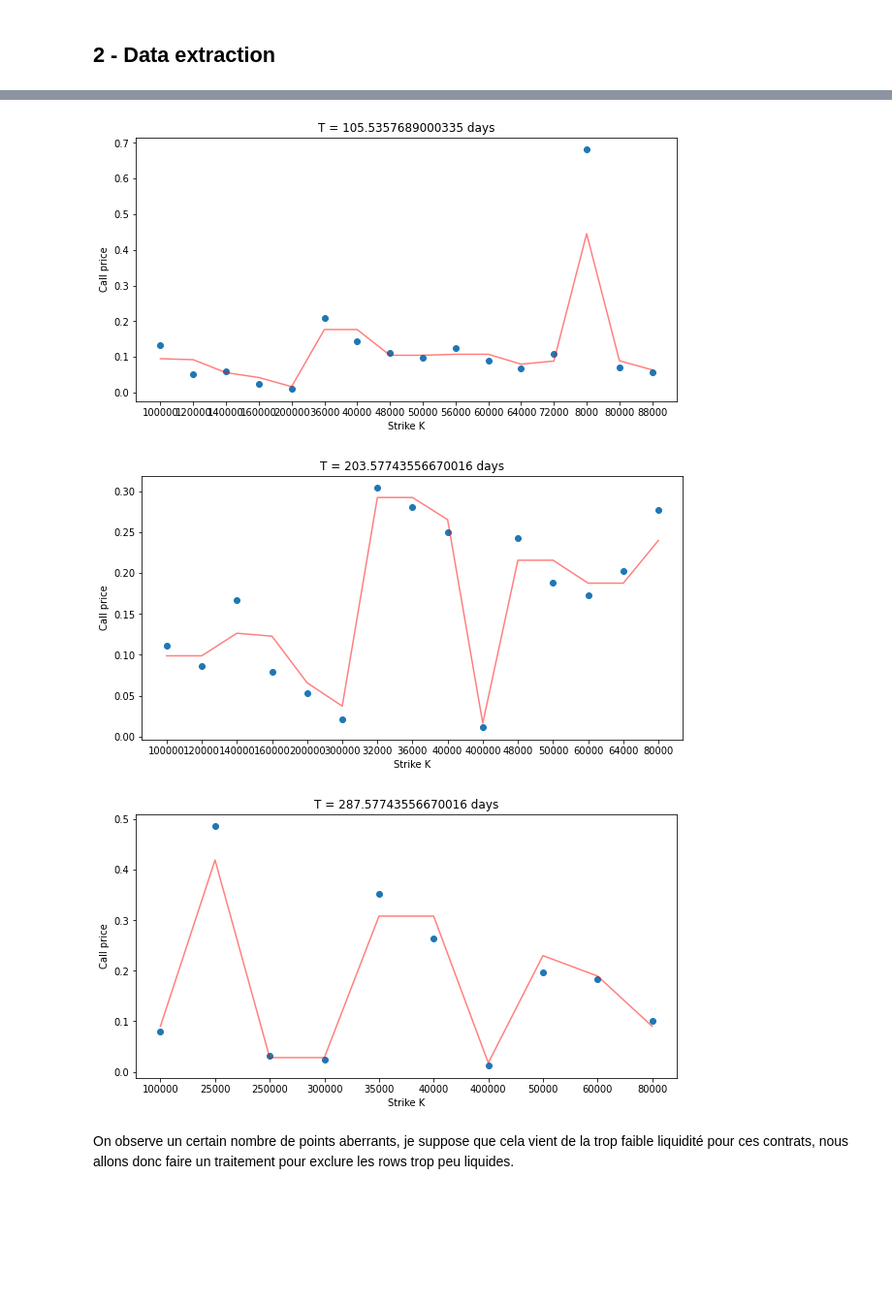
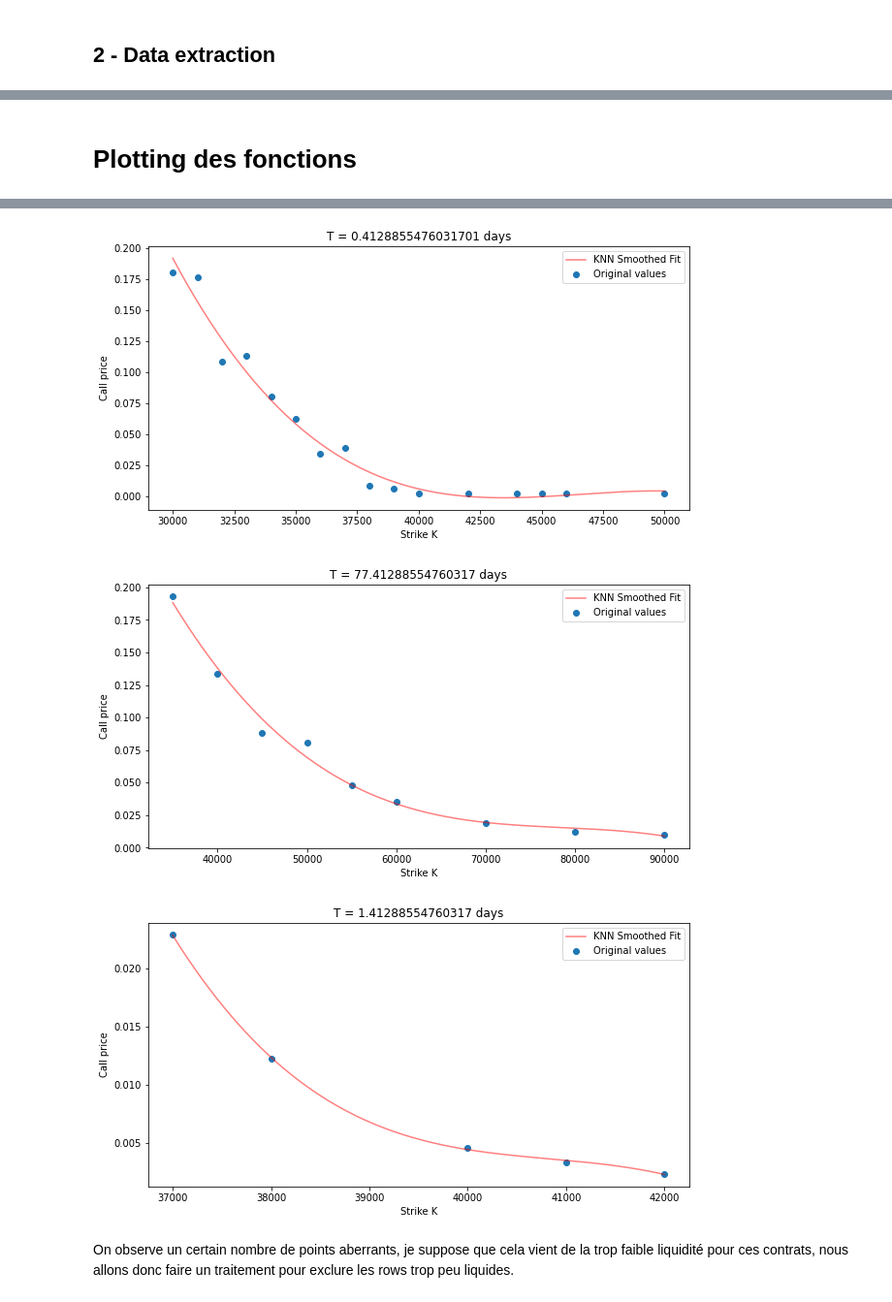
Before and after one commit to Rxzh/deribit_scraping, a Jupyter notebook: deribit_scraper_test.ipynb, the cells around one changed output, grey strips where cells are left out. Shown: that part at 97% size. Saved outputs shown, nothing was run; the diff lists cells and outputs as text; code cells hidden in the pictures; blank space fills up the shorter version.

Commit message:
regression

```diff
--- a/deribit_scraper_test.ipynb
+++ b/deribit_scraper_test.ipynb
@@ -178,3 +172,5 @@ def pipeline(df):
 # %%
 btc_call = pipeline(btc_df[btc_df.option_type == 'C'])
 btc_put  = pipeline(btc_df[btc_df.option_type == 'P'])
+
+btc_call = btc_call.astype(float)
@@ -271,6 +200,10 @@ btc_data.head()
+# %% [markdown]
+# Plotting des fonctions
 # %%
+btc_data = btc_call
+
 res = []
-for i in list(btc_data.sort_values('_T')['_T']):
+for i in list(btc_data['_T']):
     if i not in res:
         res.append(i)
 
@@ -278,23 +211,36 @@ plt.rcParams["figure.figsize"] = (10,5)
 
 for T in res:
 
-    #plt.plot(btc_data[btc_data._T == T]['K'],btc_data[btc_data._T == T]['mid'])
+    X = btc_data[btc_data._T == T].K
+
+    Y = btc_data[btc_data._T == T].mid
+
+
     plt.xlabel('Strike K')
     plt.ylabel('Call price')
     plt.title('T = {} days'.format(T))
 
 
 
-    btc_knn = KNeighborsRegressor(n_neighbors=2)
+    nb_degree = 3
 
-    btc_knn.fit(btc_data[btc_data._T == T].K.values.reshape(-1,1),
-                btc_data[btc_data._T == T].mid.values.reshape(-1,1))
+    polynomial_features = PolynomialFeatures(degree = nb_degree)
+    X_TRANSF = polynomial_features.fit_transform(X.values.reshape(-1,1))
+    model = LinearRegression()
+    model.fit(X_TRANSF, Y.values.reshape(-1,1))
+
+    X_NEW = X.values.reshape(-1,1)
+
+    X_NEW = np.linspace(min(list(X)), max(list(X)), num=int(200)).reshape(-1,1)
+
+    X_NEW_TRANSF = polynomial_features.fit_transform(X_NEW)
+    Y_NEW = model.predict(X_NEW_TRANSF)
 
 
-    btc_smoothed_fit = btc_knn.predict(btc_data[btc_data._T == T].K.values.reshape(-1,1))
 
-    plt.plot(btc_data[btc_data._T == T].K, btc_smoothed_fit, c='r', alpha=0.50, label='KNN Fit')
 
-    plt.scatter(btc_data[btc_data._T == T].K, btc_data[btc_data._T == T].mid) #label='Mid Implied Volatility')
+    plt.plot(X_NEW, Y_NEW, c='r', alpha=0.50, label='KNN Smoothed Fit')
+    plt.scatter(X, Y, label = "Original values") #label='Mid Implied Volatility')
+    plt.legend()
     plt.show()
 # %% [output]
@@ -307,5 +253,5 @@ for T in res:
-[figure, old version]
+[figure, new version]
-[figure, old version]
+[figure, new version]
-[figure, old version]
+[figure, new version]
 # %% [markdown]
 On observe un certain nombre de points aberrants, je suppose que cela vient de la trop faible liquidité pour ces contrats, nous allons donc faire un traitement pour exclure les rows trop peu liquides.
```
Also changed, not shown: parts of 19 cells of this notebook.
